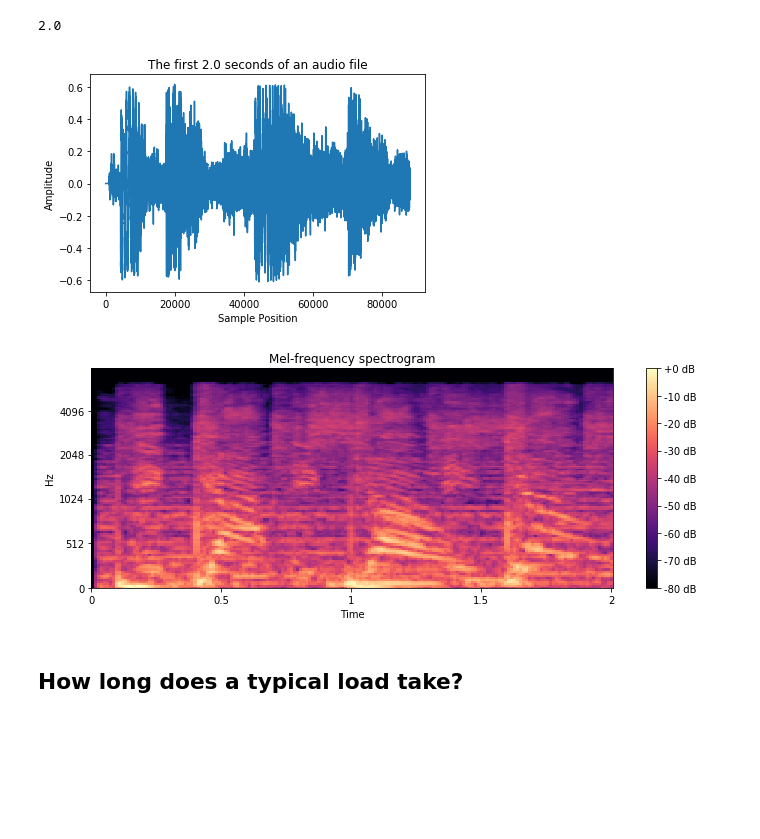
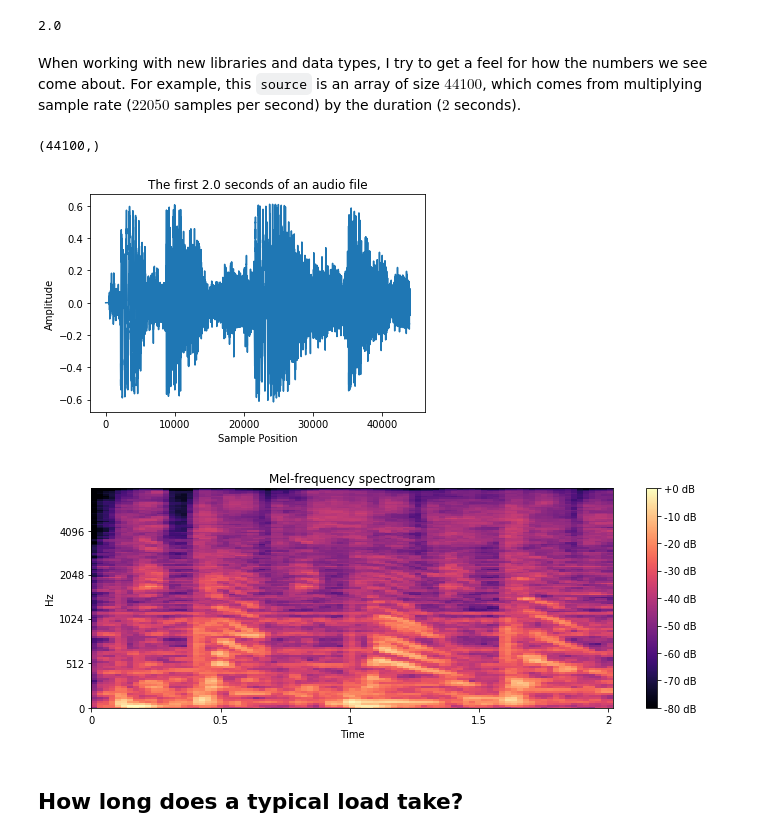
Before and after one commit to awray3/music_clf, a Jupyter notebook: tf_fma.ipynb, the cells around one changed output. Cells and saved outputs as stored; diff of their text form; code cells hidden in the pictures; blank space fills up the shorter version.

```diff
--- a/tf_fma.ipynb
+++ b/tf_fma.ipynb
@@ -39,8 +54,8 @@ warnings.filterwarnings("ignore", category=UserWarning)
 # %%
 # VERY GLOBAL VARIABLES
 audio_dir = "./data/fma_small/"
-global_dur = 0.5
-global_sr = 8000
+global_dur = 2.0
+global_sr = 22050
 # %% [markdown]
 The next code chunk is Super handy function that just searches for every mp3 file within the audio directory.
 My audio folder has a bunch of subfolders like '000', '099', etc, and the audio files are
@@ -51,24 +66,30 @@ filepaths = librosa.util.files.find_files(audio_dir)
 Here is what a typical load looks like. Specifying `sr=None` ensures that the file's default sample-rate is preserved.
 We can also specify the duration with `librosa.load`.
 # %%
-example_source, sr = librosa.load(filepaths[1], sr=None, duration=2)
-librosa.get_duration(example_source, sr=sr)
+example_source, _ = librosa.load(filepaths[1], sr=global_sr, duration=global_dur)
+librosa.get_duration(example_source, sr=global_sr)
 # %% [output]
 2.0
+# %% [markdown]
+When working with new libraries and data types, I try to get a feel for how the numbers we see come about. For example, this `source` is an array of size $44100$, which comes from multiplying sample rate ($22050$ samples per second) by the duration ($2$ seconds).
+# %%
+example_source.shape
+# %% [output]
+(44100,)
 # %%
 plt.plot(example_source)
 plt.title(
-    f"The first {librosa.get_duration(example_source, sr=sr)} seconds of an audio file"
+    f"The first {librosa.get_duration(example_source, sr=global_sr)} seconds of an audio file"
 )
 plt.xlabel("Sample Position")
 plt.ylabel("Amplitude")
 plt.show()
 # %% [output]
-[figure, old version]
+[figure, new version]
 # %%
-view_melspec(example_source, sr)
+view_melspec(example_source, global_sr)
 # %% [output]
-[figure, old version]
+[figure, new version]
 # %% [markdown]
 ## How long does a typical load take?
 # %% [raw]
```
Also changed, not shown: parts of 39 cells of this notebook.
